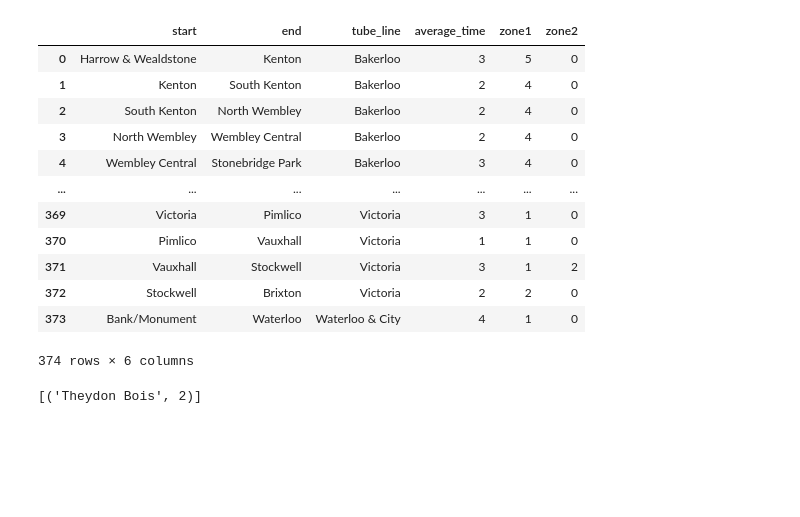
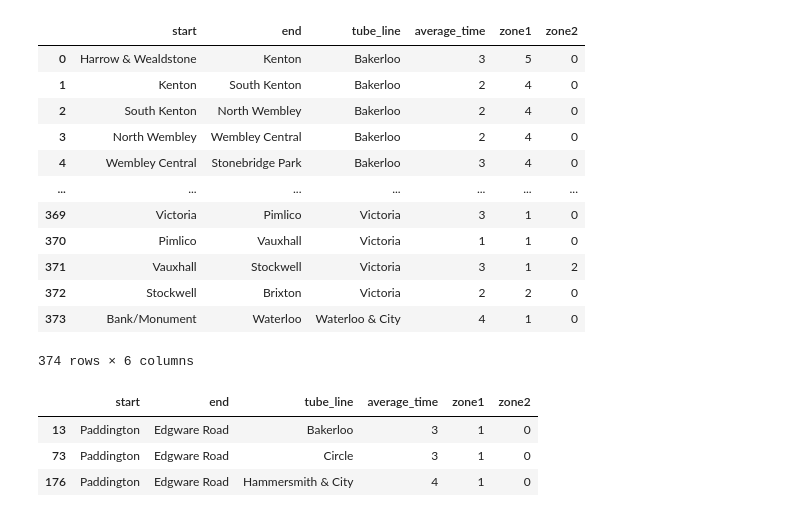
Before and after one commit to chymaera96/ECS759P_CW1, a Jupyter notebook: experiments.ipynb, the cells around one changed output. Saved outputs shown, nothing was run; the diff lists cells and outputs as text; code cells hidden in the pictures; blank space fills up the shorter version.

```diff
--- a/experiments.ipynb
+++ b/experiments.ipynb
@@ -24,6 +25,16 @@ df
 | 372 | Stockwell | Brixton | Victoria | 2 | 2 | 0 |
 | 373 | Bank/Monument | Waterloo | Waterloo & City | 4 | 1 | 0 |
 374 rows × 6 columns
+# %%
+
+# Get all rows with Paddington and Edgware Road
+
+df[(df['start']=='Paddington') & (df['end']=='Edgware Road')]
+# %% [output]
+|  | start | end | tube_line | average_time | zone1 | zone2 |
+| 13 | Paddington | Edgware Road | Bakerloo | 3 | 1 | 0 |
+| 73 | Paddington | Edgware Road | Circle | 3 | 1 | 0 |
+| 176 | Paddington | Edgware Road | Hammersmith & City | 4 | 1 | 0 |
 # %%
 def step_dictionary(df):
     station_dict = {}
@@ -74,5 +95,0 @@ def step_dictionary(df):
-# %%
-station_dict, zone_dict = step_dictionary(df)
-station_dict['Epping']
-# %% [output]
-[('Theydon Bois', 2)]
```
Also changed, not shown: parts of 22 cells of this notebook.
